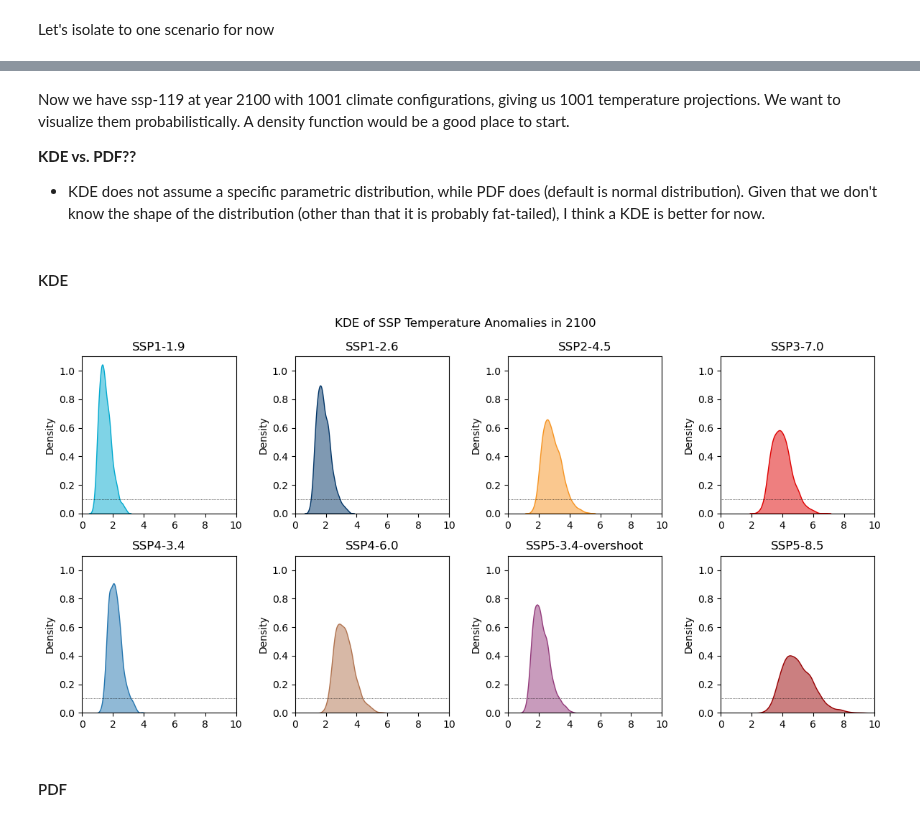
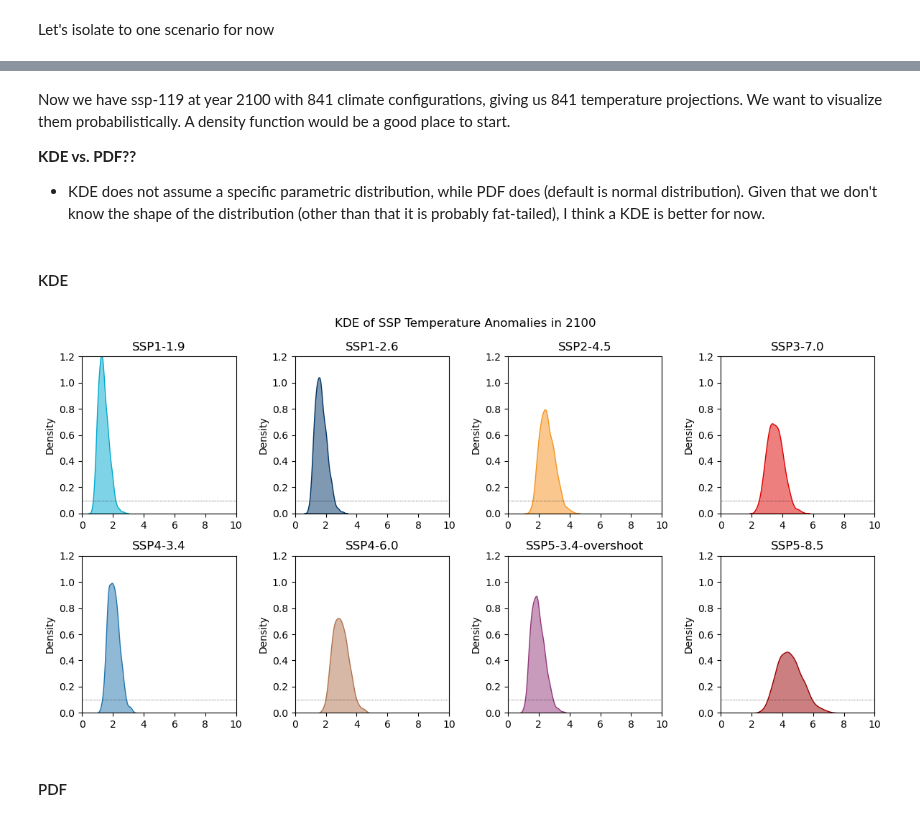
Before and after one commit to ericasimon16/woodwell_internship, a Jupyter notebook: parameter_ensemble.ipynb, the cells around one changed output, grey strips where cells are left out. Cells and saved outputs as stored; diff of their text form; code cells hidden in the pictures.

```diff
--- a/parameter_ensemble.ipynb
+++ b/parameter_ensemble.ipynb
@@ -23,7 +23,7 @@ from fair.io import read_properties
 # %% [markdown]
 ## Create instance
 # %%
-f = FAIR()
+f = FAIR(ch4_method="Thornhill2021")
 # %% [markdown]
 ## Define time horizon
 # %%
@@ -569,6 +584,6 @@ Coordinates:
     layer       int64 0
 # %% [markdown]
-Now we have ssp-119 at year 2100 with 1001 climate configurations, giving us 1001 temperature projections. We want to visualize them probabilistically. A density function would be a good place to start.
+Now we have ssp-119 at year 2100 with 841 climate configurations, giving us 841 temperature projections. We want to visualize them probabilistically. A density function would be a good place to start.
 
 **KDE vs. PDF??**
 - KDE does not assume a specific parametric distribution, while PDF does (default is normal distribution). Given that we don't know the shape of the distribution (other than that it is probably fat-tailed), I think a KDE is better for now.
@@ -577,19 +592,19 @@ Now we have ssp-119 at year 2100 with 1001 climate configurations, giving us 100
 # %%
 fig, ax = plt.subplots(2, 4, figsize=(12, 6))
 
 for i, scenario in enumerate(scenarios):
     r, c = divmod(i, 4)
 
     sns.kdeplot(eoc_temp.loc[dict(scenario=scenario)], color=ar6_colors[scenarios[i]], ax=ax[r,c], fill=True, alpha=0.5)
     ax[r,c].set_title(fancy_titles[scenarios[i]])
     ax[r,c].axhline(0.1, color="k", ls=":", lw=0.5)
     ax[r,c].set_xlim(0, 10)
-    ax[r,c].set_ylim(0, 1.1)
+    ax[r,c].set_ylim(0, 1.2)
 
 plt.suptitle("KDE of SSP Temperature Anomalies in 2100")
 fig.tight_layout()
 # %% [output]
-[figure, old version]
+[figure, new version]
 # %% [markdown]
 #### PDF
 # %%
```
Also changed, not shown: parts of 23 cells of this notebook.
